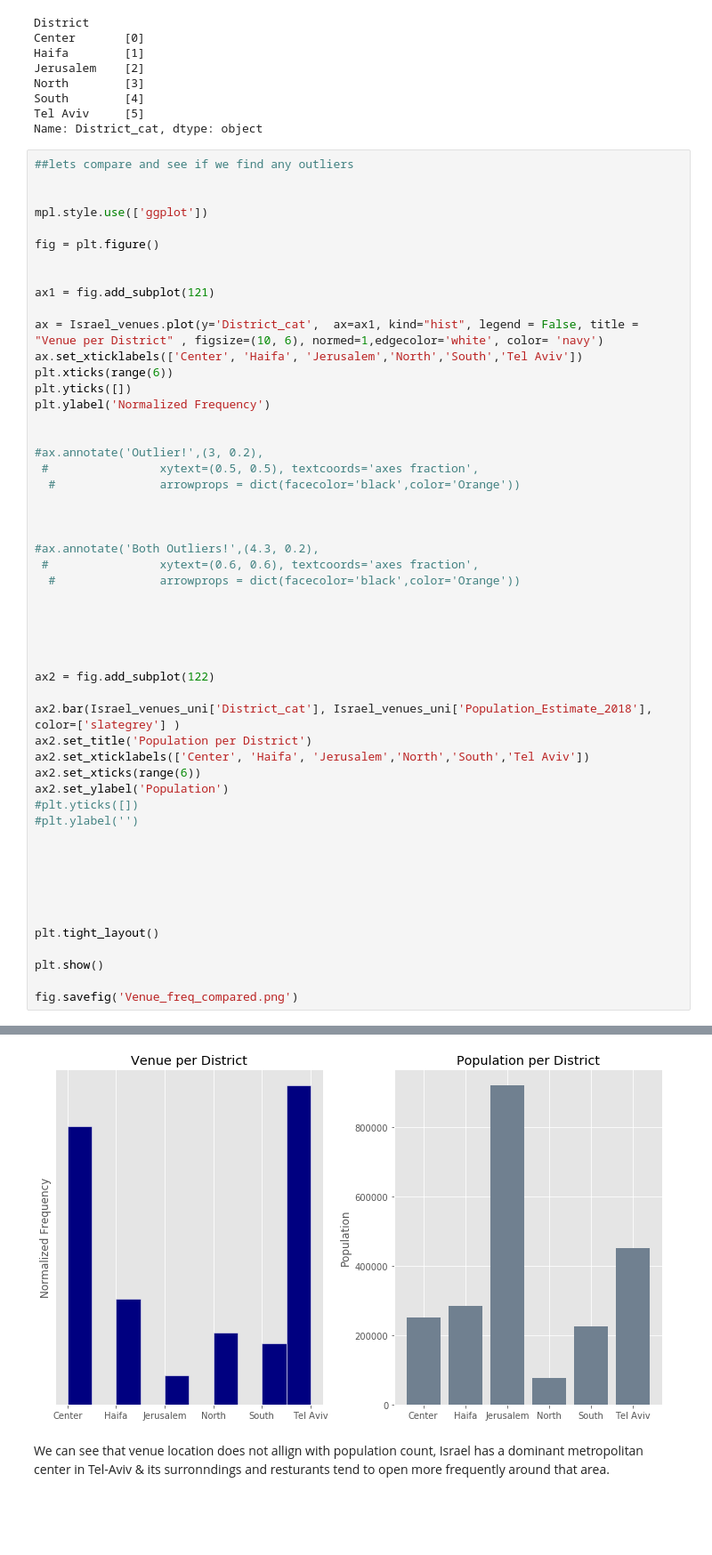
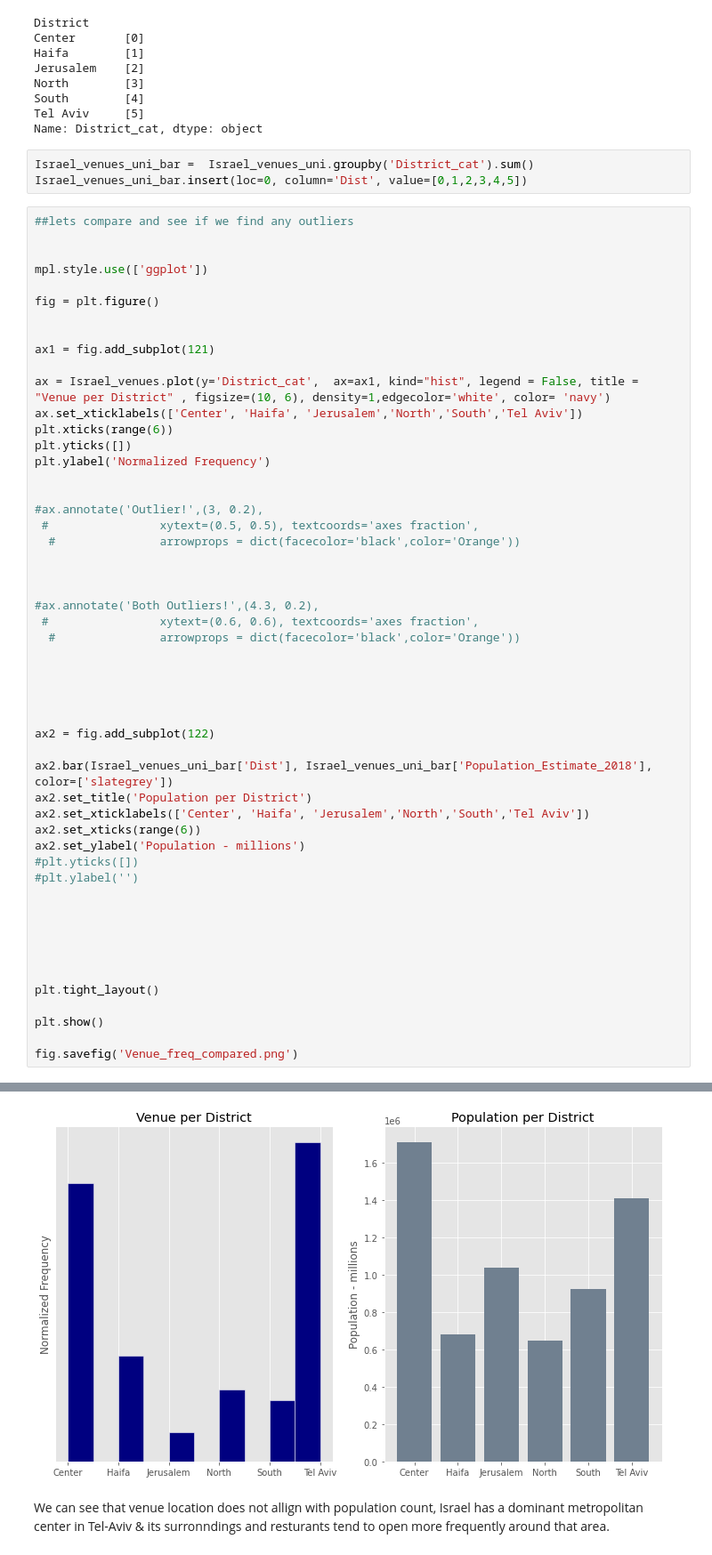
Before and after one commit to guy6400/Coursera_Capstone, a Jupyter notebook: Capstone_Project_Final.ipynb, the cells around one changed output, grey strips where cells are left out. Shown at 89% size. Drawn from its saved outputs; the diff is of its cells as text; blank space fills up the shorter version.

```diff
--- a/Capstone_Project_Final.ipynb
+++ b/Capstone_Project_Final.ipynb
@@ -1047,6 +1048,9 @@ North        [3]
 South        [4]
 Tel Aviv     [5]
 Name: District_cat, dtype: object
+# %%
+Israel_venues_uni_bar =  Israel_venues_uni.groupby('District_cat').sum()
+Israel_venues_uni_bar.insert(loc=0, column='Dist', value=[0,1,2,3,4,5])
 # %%
 ##lets compare and see if we find any outliers
 
@@ -1058,7 +1062,7 @@ fig = plt.figure()
 
 ax1 = fig.add_subplot(121)
 
-ax = Israel_venues.plot(y='District_cat',  ax=ax1, kind="hist", legend = False, title = "Venue per District" , figsize=(10, 6), normed=1,edgecolor='white', color= 'navy')
+ax = Israel_venues.plot(y='District_cat',  ax=ax1, kind="hist", legend = False, title = "Venue per District" , figsize=(10, 6), density=1,edgecolor='white', color= 'navy')
 ax.set_xticklabels(['Center', 'Haifa', 'Jerusalem','North','South','Tel Aviv'])
 plt.xticks(range(6))
 plt.yticks([])
@@ -1081,11 +1085,11 @@ plt.ylabel('Normalized Frequency')
 
 ax2 = fig.add_subplot(122)
 
-ax2.bar(Israel_venues_uni['District_cat'], Israel_venues_uni['Population_Estimate_2018'], color=['slategrey'] )
+ax2.bar(Israel_venues_uni_bar['Dist'], Israel_venues_uni_bar['Population_Estimate_2018'], color=['slategrey'])
 ax2.set_title('Population per District')
 ax2.set_xticklabels(['Center', 'Haifa', 'Jerusalem','North','South','Tel Aviv'])
 ax2.set_xticks(range(6))
-ax2.set_ylabel('Population')
+ax2.set_ylabel('Population - millions')
 #plt.yticks([])
 #plt.ylabel('')
 
@@ -1105,4 +1107,4 @@ The 'normed' kwarg was deprecated in Matplotlib 2.1 and will be removed in 3.1.
-[figure, old version]
+[figure, new version]
 # %% [markdown]
 We can see that venue location does not allign with population count, Israel has a dominant metropolitan center in Tel-Aviv & its surronndings and resturants tend to open more frequently around that area.
 # %% [markdown]
```
Also changed, not shown: parts of 54 cells of this notebook.
